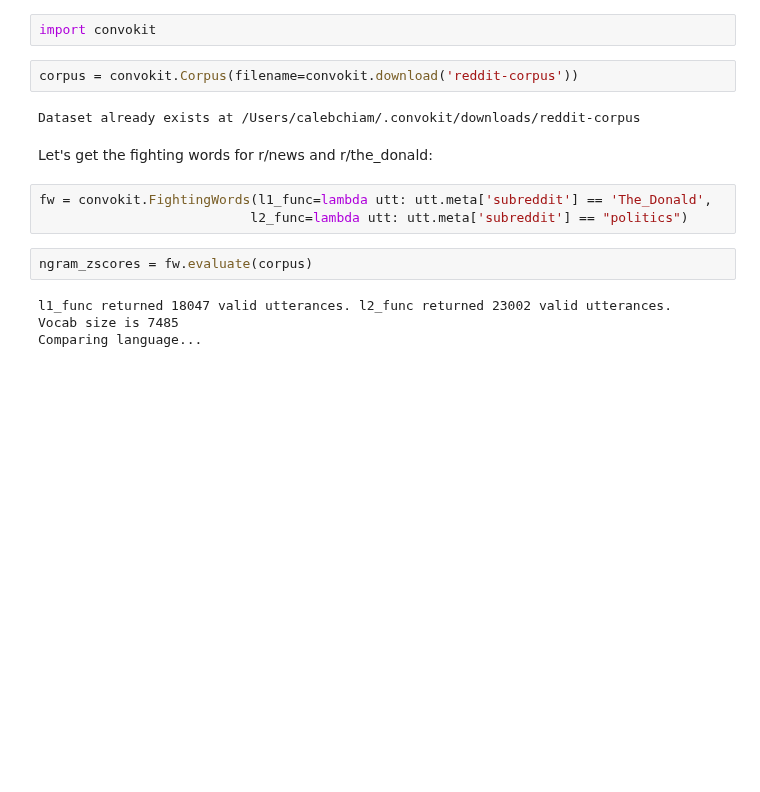
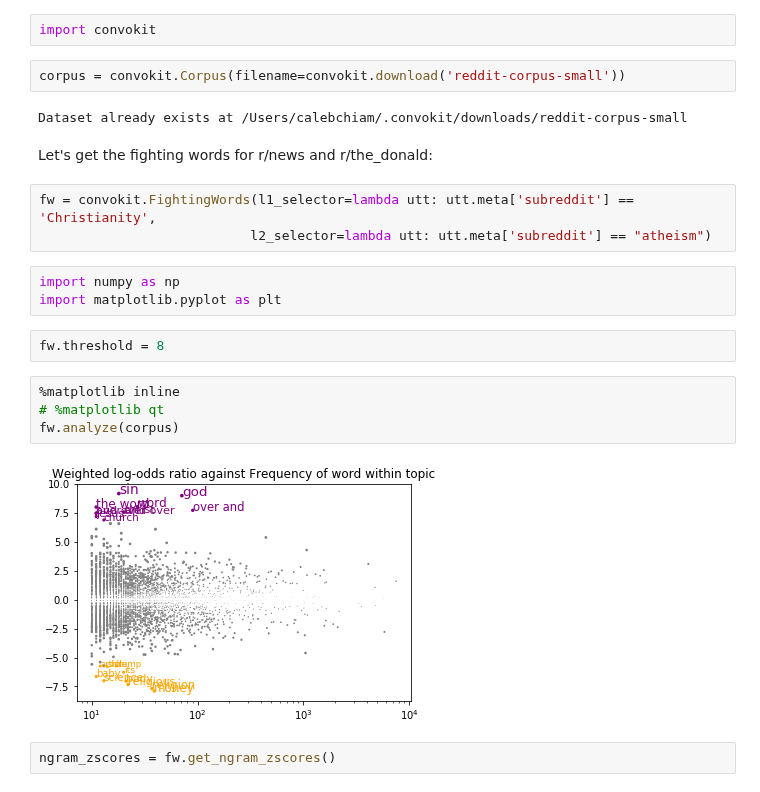
Before and after one commit to seanzhangkx8/ConvoKit, a Jupyter notebook: convokit/framework/demos/fightingwords_demo.ipynb, the cells around one changed output. Cells and saved outputs as stored; diff of their text form; blank space fills up the shorter version.

Commit message:
removed old Framework files, re-implemented FightingWords with analyze()

```diff
--- a/convokit/framework/demos/fightingwords_demo.ipynb
+++ b/convokit/framework/demos/fightingwords_demo.ipynb
@@ -5,20 +5,27 @@ os.chdir('../../..')
 # %%
 import convokit
 # %%
-corpus = convokit.Corpus(filename=convokit.download('reddit-corpus'))
+corpus = convokit.Corpus(filename=convokit.download('reddit-corpus-small'))
 # %% [output]
-Dataset already exists at /Users/calebchiam/.convokit/downloads/reddit-corpus
+Dataset already exists at /Users/calebchiam/.convokit/downloads/reddit-corpus-small
 # %% [markdown]
 Let's get the fighting words for r/news and r/the_donald:
 # %%
-fw = convokit.FightingWords(l1_func=lambda utt: utt.meta['subreddit'] == 'The_Donald',
-                           l2_func=lambda utt: utt.meta['subreddit'] == "politics")
+fw = convokit.FightingWords(l1_selector=lambda utt: utt.meta['subreddit'] == 'Christianity',
+                           l2_selector=lambda utt: utt.meta['subreddit'] == "atheism")
+# %%
+import numpy as np
+import matplotlib.pyplot as plt
+# %%
+fw.threshold = 8
+# %%
+%matplotlib inline
+# %matplotlib qt
+fw.analyze(corpus)
+# %% [output]
+[figure, added]
 # %%
-ngram_zscores = fw.evaluate(corpus)
+ngram_zscores = fw.get_ngram_zscores()
-# %% [output]
-l1_func returned 18047 valid utterances. l2_func returned 23002 valid utterances.
-Vocab size is 7485
-Comparing language...
 # %%
 # words used in L1
 ngram_zscores[-10:]
```
Also changed, not shown: parts of 15 cells of this notebook, 5 other files.
